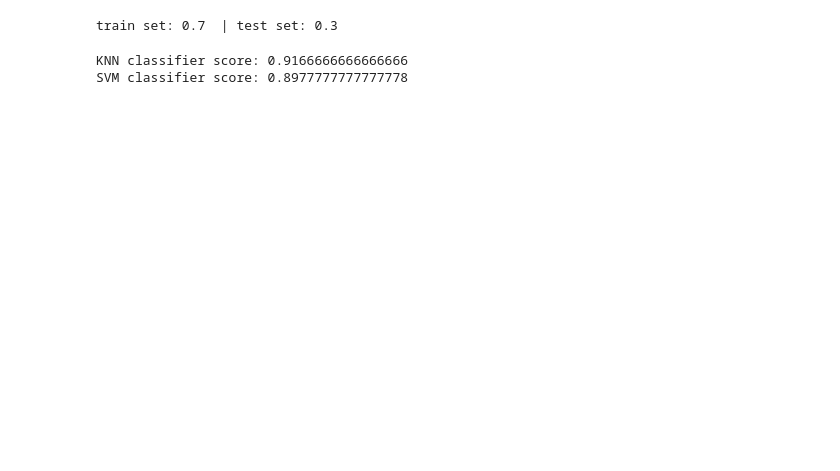
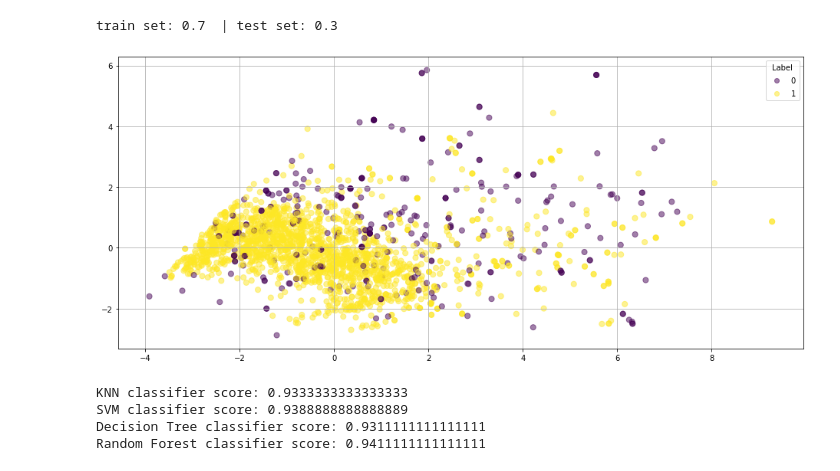
Before and after one commit to tanpinray/AMLS_22-21_SN18100138, a Jupyter notebook: Task_A.ipynb, the cells around one changed output. Drawn from its saved outputs; the diff is of its cells as text; code cells hidden in the pictures; blank space fills up the shorter version.

Commit message:
Added decision trees and random forest classifiers

```diff
--- a/Task_A.ipynb
+++ b/Task_A.ipynb
@@ -76,13 +108,21 @@ def PCAPredict(X_train, X_test, k):
     return X_train_PCA, X_test_PCA
 # %%
 def flatten_image(data_path, df):
+    '''
+    Inputs
+        data_path: Directory path to images in dataset;
+        df: Label data.
+
+    Return
+       image_data: A list of image data (pixels) vector for each image
+    '''
     image_data = []
     for filename in df['file_name']:
-        # use imread to load image from specified file name
+        # use imread to load image from specified file name in grayscale
         im = imread(os.path.join(data_path, filename), as_gray = True)
-        # use resize the image to a 128 by 64 pixel image
-        resized_im = resize(im, (128, 64))
-        # Extract Histogram of Oriented Gradients (HOG) for the image
+        # use resize the image to a 28 by 28 pixel image
+        resized_im = resize(im, (28, 28))
+        # Flatten the matrix to a vector
         flattened_image = resized_im.flatten()
         image_data.append(flattened_image)
     return image_data
@@ -169,4 +196,18 @@ Y = label_taskA['binary_label'] # binary label
 # %%
+feature = 'hog'
+usingPCA = False
+
+if feature == 'hog':
+    # Doing classification with image HOG features
+    label_taskA = pd.read_pickle("./dataset/label_taskA_hog.pkl")
+elif feature == 'flatten':
+    # Doing classification with flattened image data with PCA
+    label_taskA = pd.read_pickle("./dataset/label_taskA_flatten.pkl")
+    usingPCA = True
+
+X = label_taskA.drop('binary_label',axis=1) # All other features
+Y = label_taskA['binary_label'] # binary label
+
 X_train, X_test, y_train, y_test = train_test_split(X, Y, test_size = 0.3, random_state = 3)
 #test_size= should be between 0.0 and 1.0 and represent the proportion of the dataset to include in the test split
 #everytime you run it without specifying random_state, you will get a different result, this is expected behavior
@@ -174,9 +215,20 @@ X_train, X_test, y_train, y_test = train_test_split(X, Y, test_size = 0.3, rando
 
 print('train set: {}  | test set: {}'.format(round(((len(y_train)*1.0)/len(X)),3),
                                                        round((len(y_test)*1.0)/len(X),3)))
+# Doing image pre-processing with PCA
 if usingPCA == True:
-    k = 10
+    k = 2
     X_train, X_test = PCAPredict(X_train, X_test, k)
 # %% [output]
 train set: 0.7  | test set: 0.3
+# %%
+fig = plt.figure(figsize=(16, 7))
+
+scatter = plt.scatter(X_train[:,0], X_train[:,1], c=y_train, s=50, alpha=0.5, cmap='viridis' )
+plt.legend(*scatter.legend_elements(), title="Label")
+
+plt.grid()
+plt.show()
+# %% [output]
+[figure, added]
 # %%
@@ -212,8 +330,18 @@ score_KNN = metrics.accuracy_score(y_test, Y_pred_KNN)
 Y_pred_SVM = SVMClassifier(X_train, y_train, X_test)
 score_SVM = metrics.accuracy_score(y_test, Y_pred_SVM)
 
+Y_pred_Tree = TreeClassifier(X_train, y_train, X_test)
+score_Tree = metrics.accuracy_score(y_test, Y_pred_Tree)
+
+Y_pred_RandomForest = RFClassifier(X_train, y_train, X_test, 100)
+score_RandomForest = metrics.accuracy_score(y_test, Y_pred_RandomForest)
+
 print('KNN classifier score:', score_KNN)
 print('SVM classifier score:', score_SVM)
+print('Decision Tree classifier score:', score_Tree)
+print('Random Forest classifier score:', score_RandomForest)
 # %% [output]
-KNN classifier score: 0.9166666666666666
-SVM classifier score: 0.8977777777777778
+KNN classifier score: 0.9333333333333333
+SVM classifier score: 0.9388888888888889
+Decision Tree classifier score: 0.9311111111111111
+Random Forest classifier score: 0.9411111111111111
```
Also changed, not shown: parts of 13 cells of this notebook, 4 other files.
